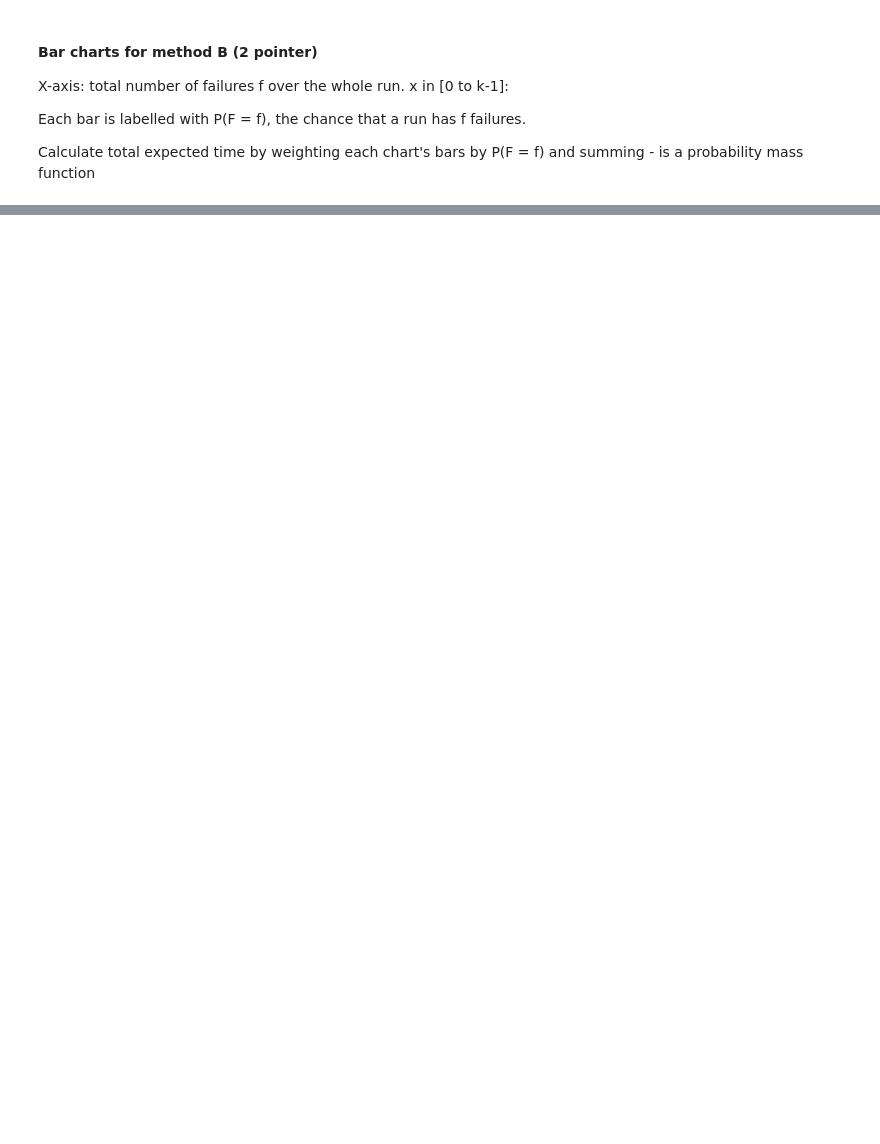
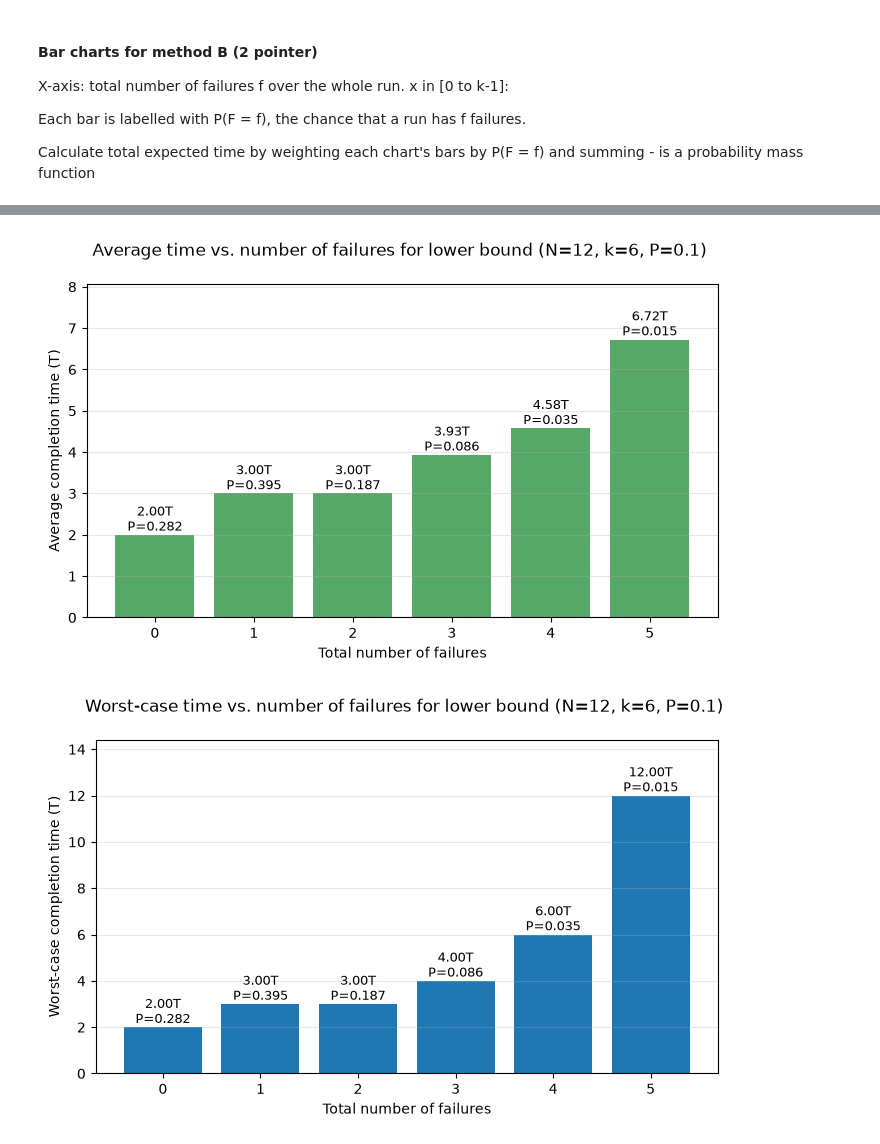
Before and after one commit to judxyz/robust-distributed-computing, a Jupyter notebook: d_charts_worstcase.ipynb, the cells around one changed output, grey strips where cells are left out. Drawn from its saved outputs; the diff is of its cells as text; code cells hidden in the pictures; blank space fills up the shorter version.

```diff
--- a/d_charts_worstcase.ipynb
+++ b/d_charts_worstcase.ipynb
@@ -101,0 +183,27 @@ if __name__ == "__main__":
+# %%
+if __name__ == "__main__":
+    by_f_A = A_time_by_failure_count(N, k, P)
+    f_values = list(range(k))                                  # 0 .. k-1
+    probs_A = [by_f_A.get(f, (0.0, 0.0))[0] for f in f_values]
+    avg_times_A = [by_f_A.get(f, (0.0, 0.0))[1] for f in f_values]
+    worst_times_A = [A_worst_rounds(N, k, f) for f in f_values]
+
+    expected_A = sum(p * t for p, t in zip(probs_A, avg_times_A))
+    expected_worst_A = sum(p * w for p, w in zip(probs_A, worst_times_A))
+
+    bar_chart(f_values, avg_times_A, probs_A,
+              ylabel="Average completion time (T)",
+              title=f"Average time vs. number of failures for lower bound (N={N}, k={k}, P={P}) \n"
+                    #f"overall expected time = {expected_A:.3f} rounds"
+                    ,
+              filename="d_A_average_time_by_failures.png", color="#55A868")
+
+    bar_chart(f_values, worst_times_A, probs_A,
+              ylabel="Worst-case completion time (T)",
+              title=f"Worst-case time vs. number of failures for lower bound (N={N}, k={k}, P={P}) \n"
+                    #f"expected worst case = {expected_worst_A:.3f} rounds"
+                    ,
+              filename="d_A_worst_time_by_failures.png", color="#1f77b4")
+# %% [output]
+[figure, added]
+[figure, added]
```
Also changed, not shown: parts of 4 cells of this notebook, 6 other files.
